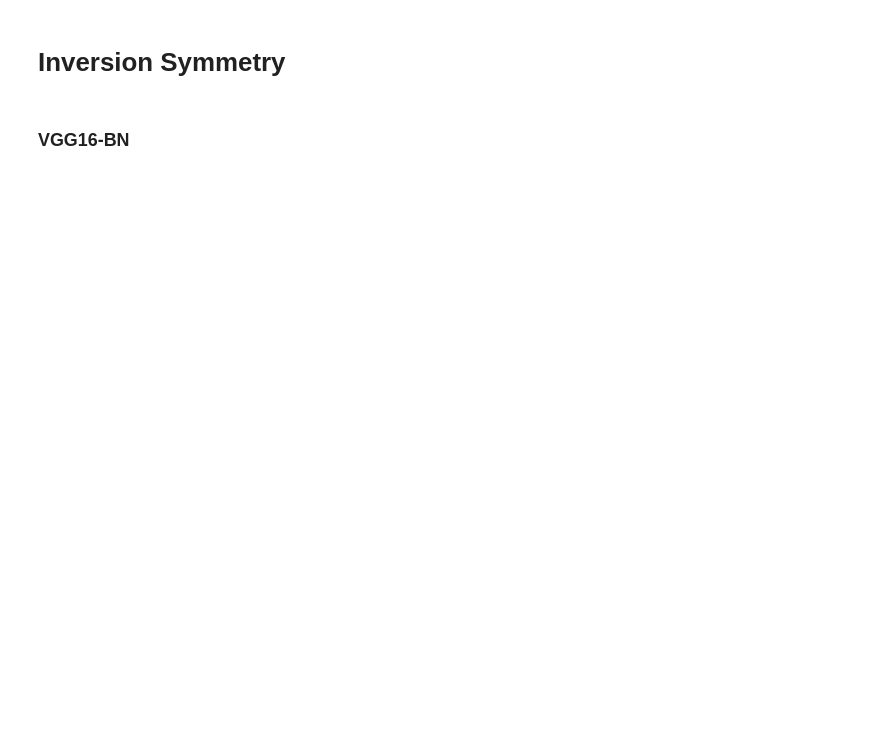
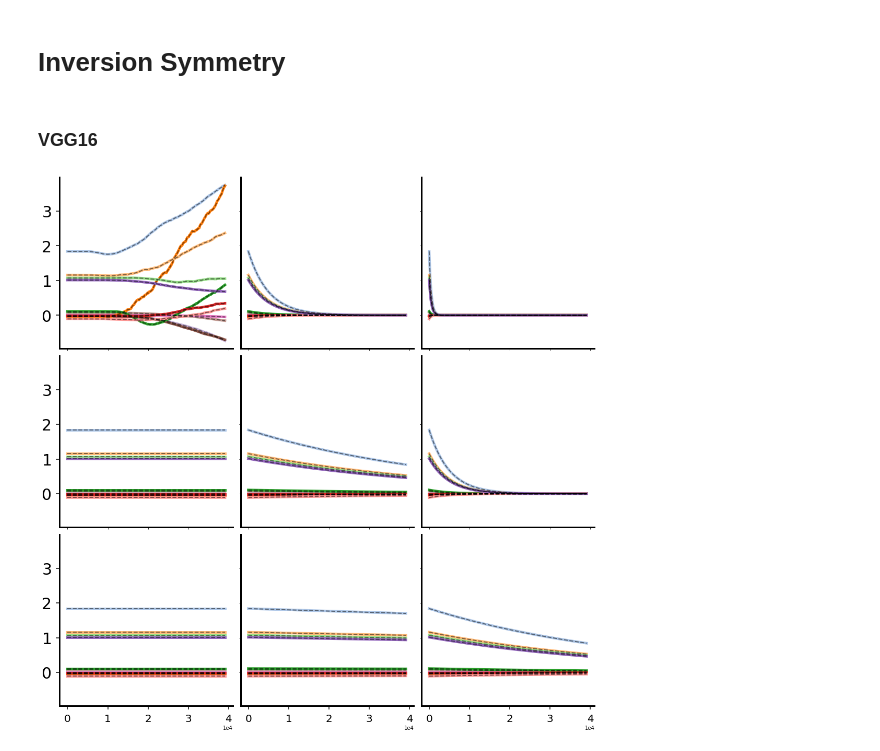
Before and after one commit to danielkunin/neural-mechanics, a Jupyter notebook: notebooks/plots.ipynb, the cells around one changed output. Drawn from its saved outputs; the diff is of its cells as text; code cells hidden in the pictures; blank space fills up the shorter version.

```diff
--- a/notebooks/plots.ipynb
+++ b/notebooks/plots.ipynb
@@ -52,4 +189,45 @@ NameError: name 'utils' is not defined
 # %% [markdown]
 # Inversion Symmetry
 # %% [markdown]
-### VGG16-BN
+### VGG16
+# %%
+args = {
+    "save-dir": "/mnt/fs4/kunin/neural-mechanics/results",
+    "experiment": "vgg16",
+    "expid": "lr_0.1_wd_0.0",
+    "visualization": "inversion"
+}
+fig, axs = plt.subplots(3, 3, figsize=(15, 15), sharex='col', sharey=True)
+for i, lr in enumerate([0.1, 0.01, 0.001]):
+    for j, wd in enumerate([0.0, 0.001, 0.01]):
+
+        # plot data
+        ax = axs[i,j]
+        args['expid'] = f"lr_{lr}_wd_{wd}"
+        steps, empirical, theoretical = load(args)
+        plot(steps, empirical, theoretical, ax, subset=1)
+
+        # tick params and axis labels
+        if j == 0:
+            ax.tick_params(axis="y", which="both", bottom=True, top=False,
+                           labelbottom=True, left=True, right=False,
+                           labelleft=True,direction='out',length=7,width=1.5,pad=8,labelsize=30)
+            ax.yaxis.set_major_locator(plt.MaxNLocator(5))
+        if i == 2:
+            ax.tick_params(axis="x", which="both", bottom=True, top=False,
+                           labelbottom=True, left=True, right=False,
+                           labelleft=True,direction='out',length=7,width=1.5,pad=8,
+                           labelsize=20)
+            ax.xaxis.set_major_locator(plt.MaxNLocator(5))
+            ax.ticklabel_format(axis="x", style="sci", scilimits=(0,0))
+
+        # boundary
+        ax.spines['right'].set_visible(False)
+        ax.spines['top'].set_visible(False)
+        for dir in ["top", "bottom", "right", "left"]:
+            ax.spines[dir].set_linewidth(3)
+
+plt.tight_layout()
+plt.savefig("neuron.pdf")
+# %% [output]
+[figure, added]
```
Also changed, not shown: parts of 12 cells of this notebook, 1 other file.
